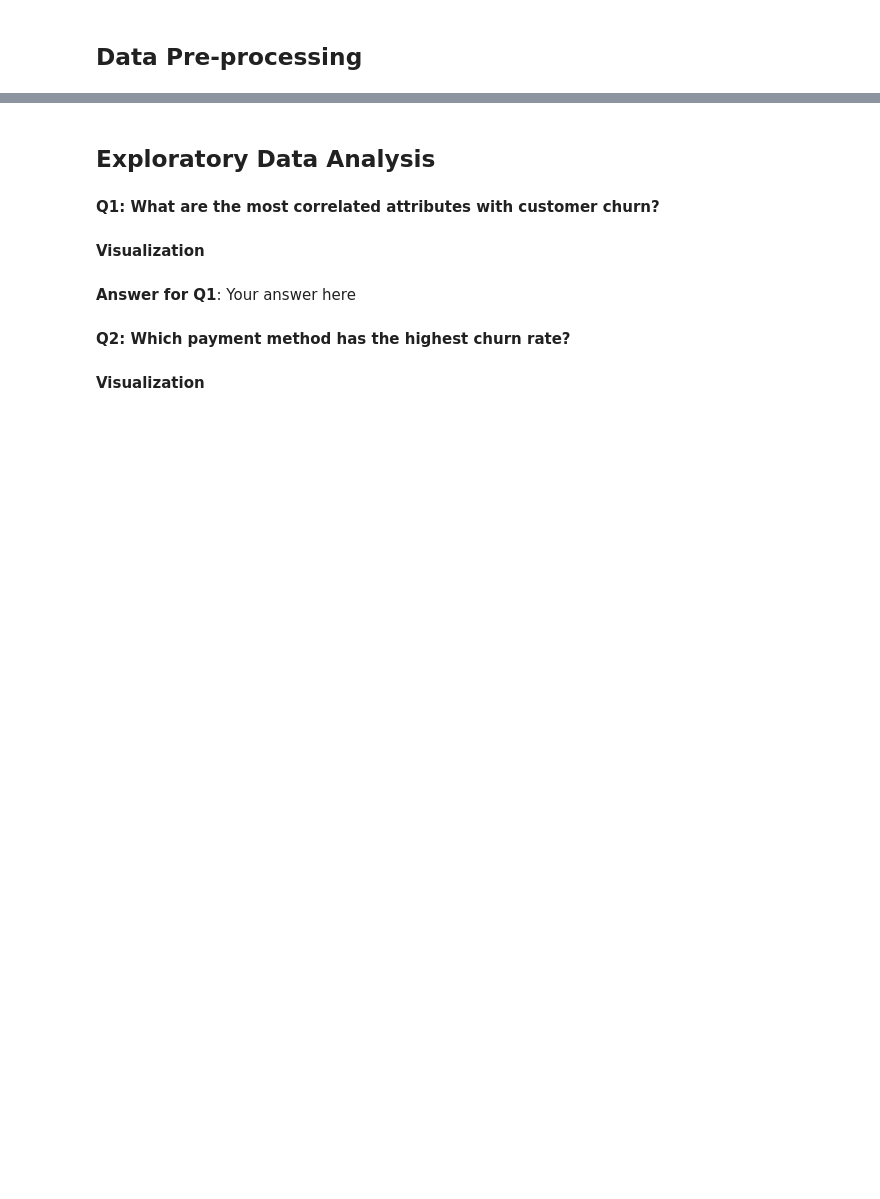
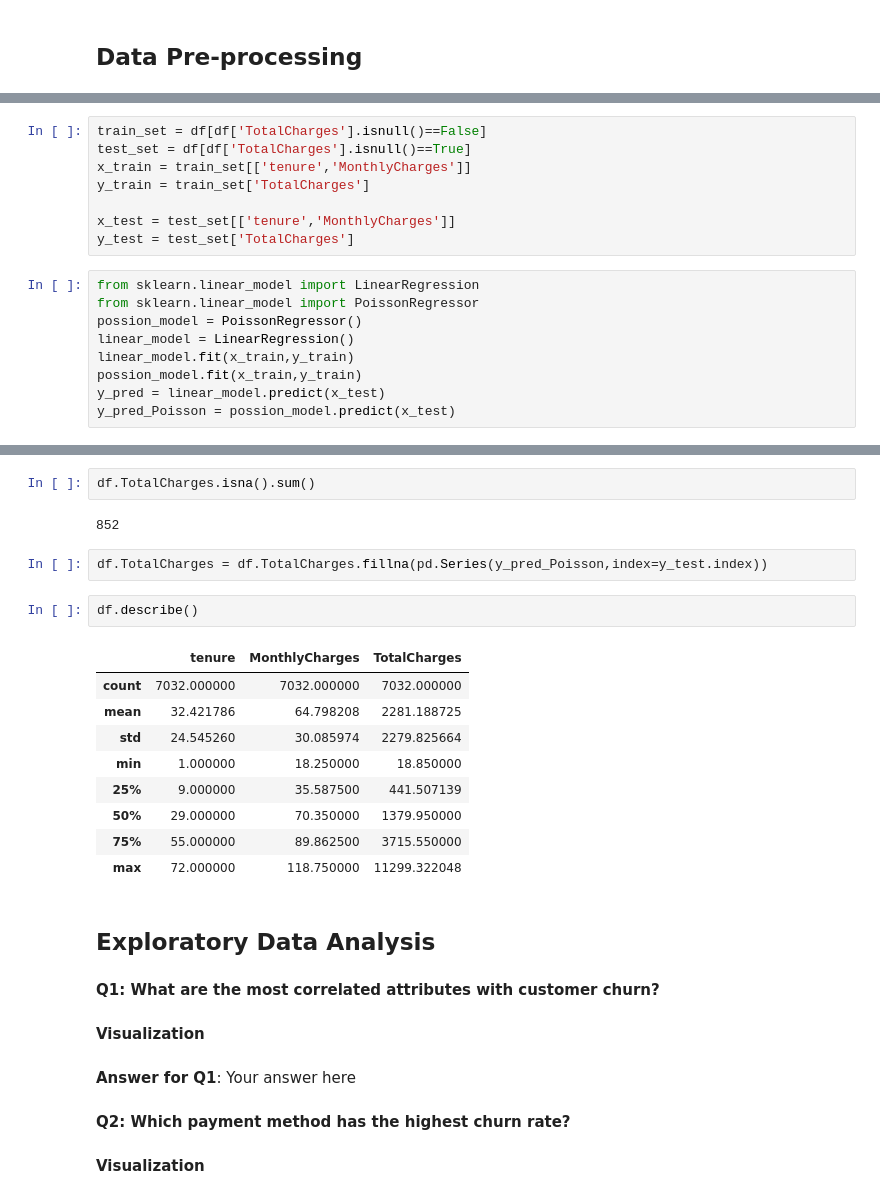
Before and after one commit to mohamedFabdrabo/Customer-Churn-Prediction, a Jupyter notebook: Classification_Mini-Project.ipynb, the cells around one changed output, grey strips where cells are left out. Cells and saved outputs as stored; diff of their text form; blank space fills up the shorter version.

```diff
--- a/Classification_Mini-Project.ipynb
+++ b/Classification_Mini-Project.ipynb
@@ -77,0 +229,17 @@ df.head()
+# %%
+train_set = df[df['TotalCharges'].isnull()==False]
+test_set = df[df['TotalCharges'].isnull()==True]
+x_train = train_set[['tenure','MonthlyCharges']]
+y_train = train_set['TotalCharges']
+
+x_test = test_set[['tenure','MonthlyCharges']]
+y_test = test_set['TotalCharges']
+# %%
+from sklearn.linear_model import LinearRegression
+from sklearn.linear_model import PoissonRegressor
+possion_model = PoissonRegressor()
+linear_model = LinearRegression()
+linear_model.fit(x_train,y_train)
+possion_model.fit(x_train,y_train)
+y_pred = linear_model.predict(x_test)
+y_pred_Poisson = possion_model.predict(x_test)
@@ -78,3 +270,21 @@ df.head()
+# %%
+df.TotalCharges.isna().sum()
+# %% [output]
+852
+# %%
+df.TotalCharges = df.TotalCharges.fillna(pd.Series(y_pred_Poisson,index=y_test.index))
+# %%
+df.describe()
+# %% [output]
+|  | tenure | MonthlyCharges | TotalCharges |
+| count | 7032.000000 | 7032.000000 | 7032.000000 |
+| mean | 32.421786 | 64.798208 | 2281.188725 |
+| std | 24.545260 | 30.085974 | 2279.825664 |
+| min | 1.000000 | 18.250000 | 18.850000 |
+| 25% | 9.000000 | 35.587500 | 441.507139 |
+| 50% | 29.000000 | 70.350000 | 1379.950000 |
+| 75% | 55.000000 | 89.862500 | 3715.550000 |
+| max | 72.000000 | 118.750000 | 11299.322048 |
 # %% [markdown]
 ## Exploratory Data Analysis
 # %% [markdown]
```
Also changed, not shown: parts of 23 cells of this notebook.
